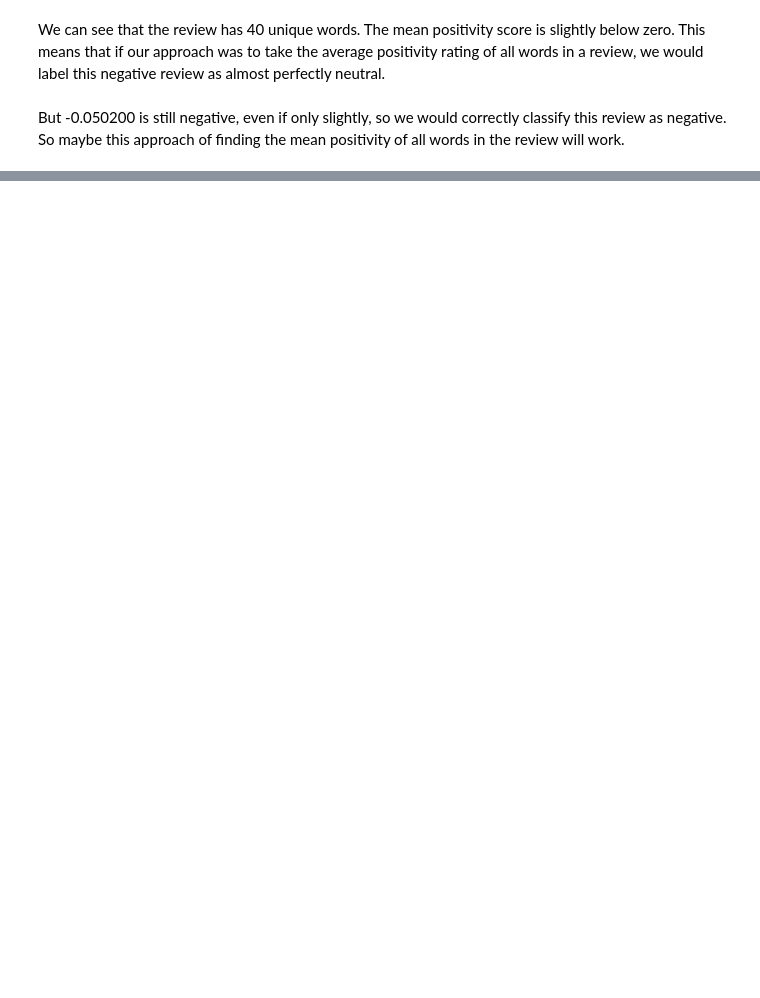
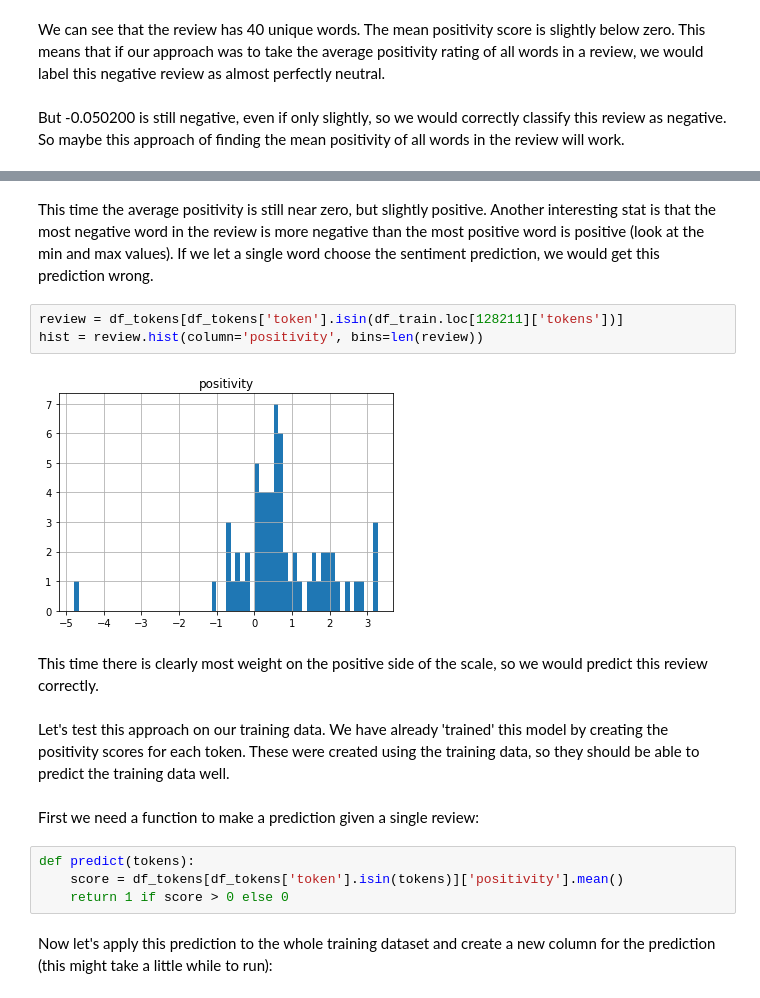
Before and after one commit to joe-bender/wine-sentiment, a Jupyter notebook: walkthrough.ipynb, the cells around one changed output, grey strips where cells are left out. Cells and saved outputs as stored; diff of their text form; blank space fills up the shorter version.

Commit message:
Finish first draft of walkthrough.ipynb

```diff
--- a/walkthrough.ipynb
+++ b/walkthrough.ipynb
@@ -491,0 +477,19 @@ if not scores.empty:
+# %% [markdown]
+This time the average positivity is still near zero, but slightly positive. Another interesting stat is that the most negative word in the review is more negative than the most positive word is positive (look at the min and max values). If we let a single word choose the sentiment prediction, we would get this prediction wrong.
+# %%
+review = df_tokens[df_tokens['token'].isin(df_train.loc[128211]['tokens'])]
+hist = review.hist(column='positivity', bins=len(review))
+# %% [output]
+[figure, added]
+# %% [markdown]
+This time there is clearly most weight on the positive side of the scale, so we would predict this review correctly.
+# %% [markdown]
+Let's test this approach on our training data. We have already 'trained' this model by creating the positivity scores for each token. These were created using the training data, so they should be able to predict the training data well.
+# %% [markdown]
+First we need a function to make a prediction given a single review:
+# %%
+def predict(tokens):
+    score = df_tokens[df_tokens['token'].isin(tokens)]['positivity'].mean()
+    return 1 if score > 0 else 0
+# %% [markdown]
+Now let's apply this prediction to the whole training dataset and create a new column for the prediction (this might take a little while to run):
```
Also changed, not shown: parts of 62 cells of this notebook.
